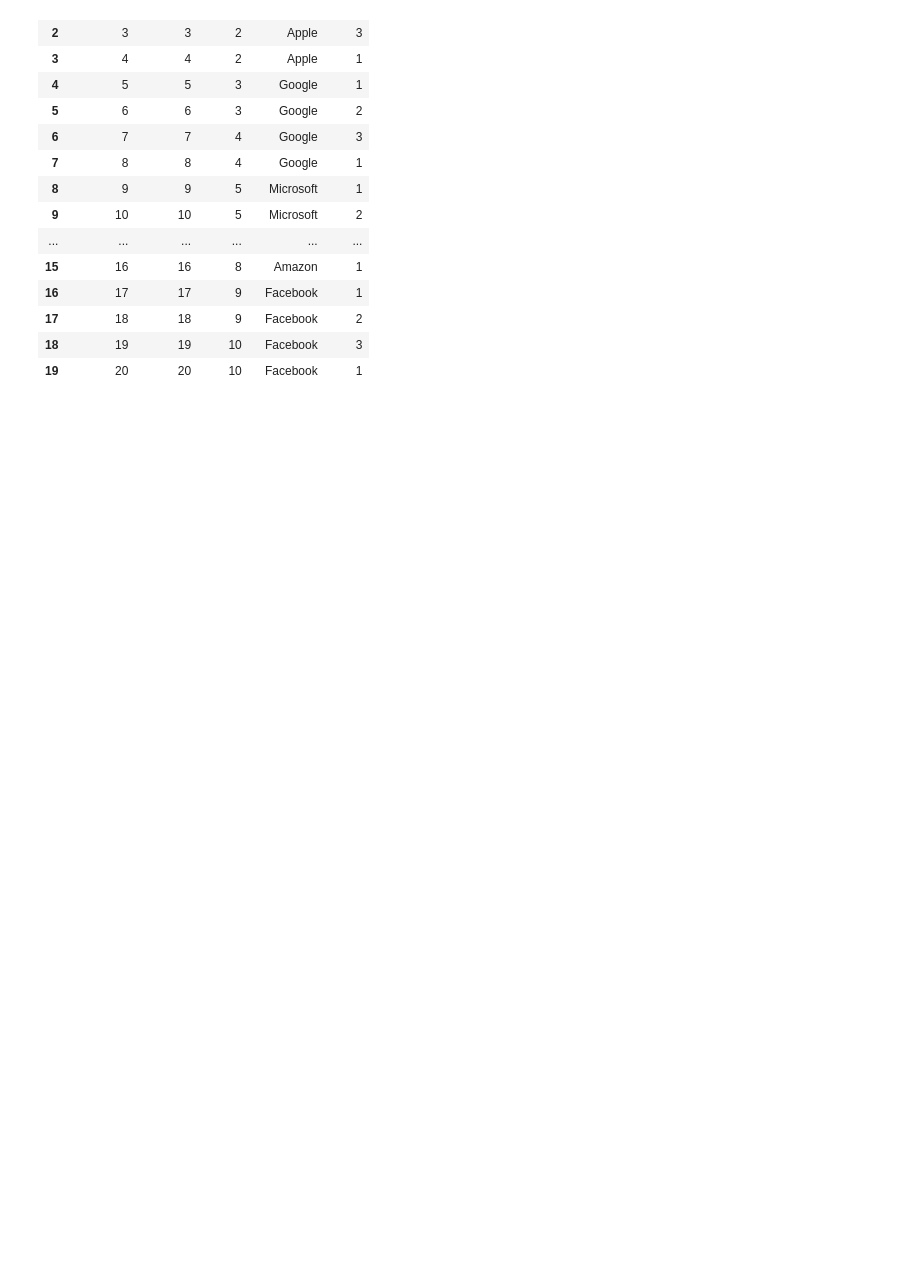
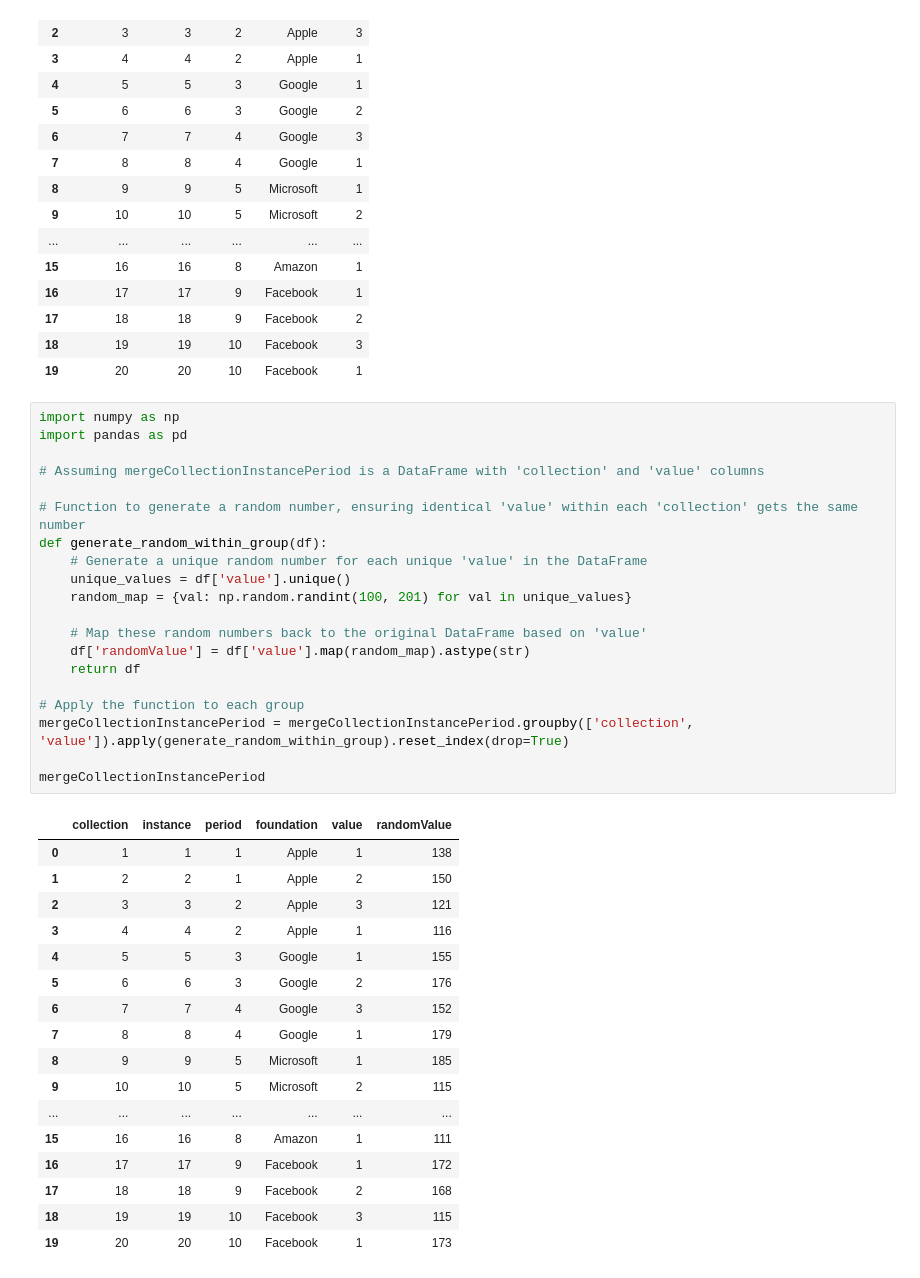
Before and after one commit to sm408/DataAnalysisWithPython, a Jupyter notebook: mockdata.ipynb, the cells around one changed output. Saved outputs shown, nothing was run; the diff lists cells and outputs as text; blank space fills up the shorter version.

```diff
--- a/mockdata.ipynb
+++ b/mockdata.ipynb
@@ -144,3 +144,41 @@ mergeCollectionInstancePeriod
 | 17 | 18 | 18 | 9 | Facebook | 2 |
 | 18 | 19 | 19 | 10 | Facebook | 3 |
 | 19 | 20 | 20 | 10 | Facebook | 1 |
+# %%
+import numpy as np
+import pandas as pd
+
+# Assuming mergeCollectionInstancePeriod is a DataFrame with 'collection' and 'value' columns
+
+# Function to generate a random number, ensuring identical 'value' within each 'collection' gets the same number
+def generate_random_within_group(df):
+    # Generate a unique random number for each unique 'value' in the DataFrame
+    unique_values = df['value'].unique()
+    random_map = {val: np.random.randint(100, 201) for val in unique_values}
+
+    # Map these random numbers back to the original DataFrame based on 'value'
+    df['randomValue'] = df['value'].map(random_map).astype(str)
+    return df
+
+# Apply the function to each group
+mergeCollectionInstancePeriod = mergeCollectionInstancePeriod.groupby(['collection', 'value']).apply(generate_random_within_group).reset_index(drop=True)
+
+mergeCollectionInstancePeriod
+# %% [output]
+|  | collection | instance | period | foundation | value | randomValue |
+| 0 | 1 | 1 | 1 | Apple | 1 | 138 |
+| 1 | 2 | 2 | 1 | Apple | 2 | 150 |
+| 2 | 3 | 3 | 2 | Apple | 3 | 121 |
+| 3 | 4 | 4 | 2 | Apple | 1 | 116 |
+| 4 | 5 | 5 | 3 | Google | 1 | 155 |
+| 5 | 6 | 6 | 3 | Google | 2 | 176 |
+| 6 | 7 | 7 | 4 | Google | 3 | 152 |
+| 7 | 8 | 8 | 4 | Google | 1 | 179 |
+| 8 | 9 | 9 | 5 | Microsoft | 1 | 185 |
+| 9 | 10 | 10 | 5 | Microsoft | 2 | 115 |
+| ... | ... | ... | ... | ... | ... | ... |
+| 15 | 16 | 16 | 8 | Amazon | 1 | 111 |
+| 16 | 17 | 17 | 9 | Facebook | 1 | 172 |
+| 17 | 18 | 18 | 9 | Facebook | 2 | 168 |
+| 18 | 19 | 19 | 10 | Facebook | 3 | 115 |
+| 19 | 20 | 20 | 10 | Facebook | 1 | 173 |
```
Also changed, not shown: parts of 1 cell of this notebook.
